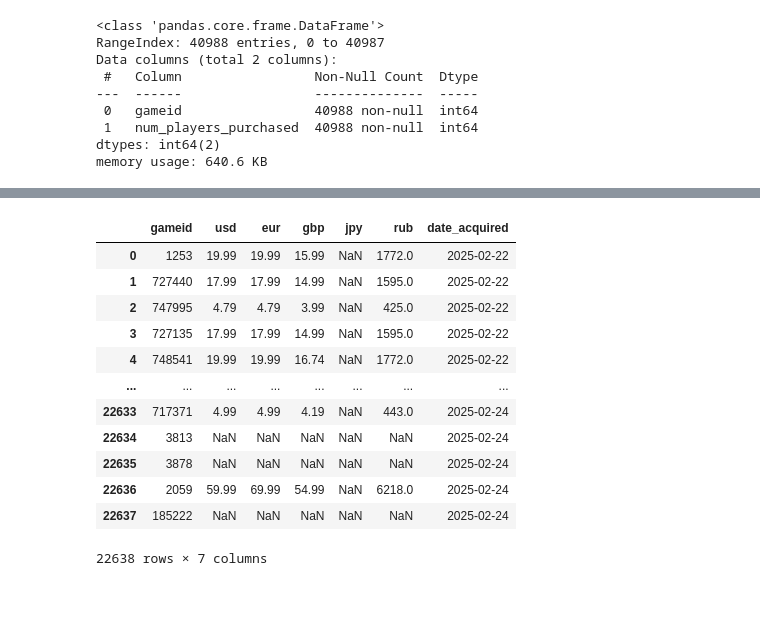
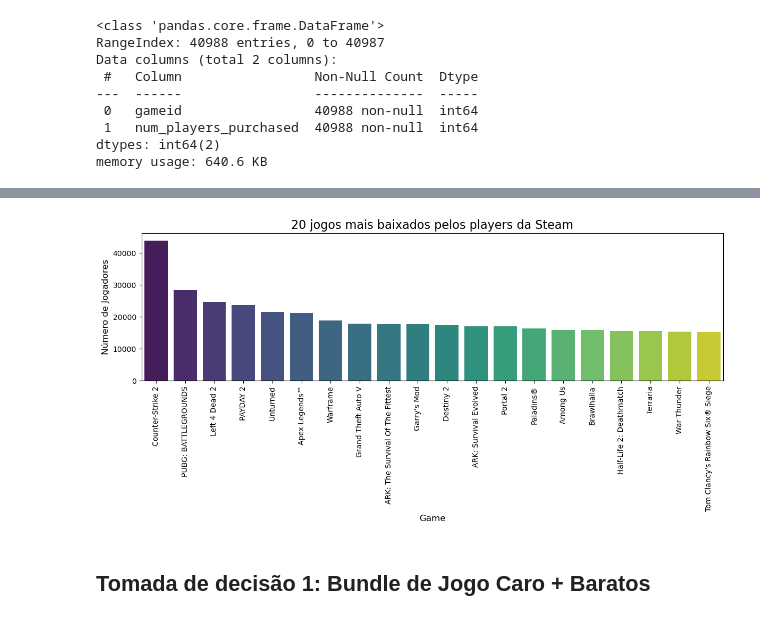
Before and after one commit to robertasaoriokada/trabalho-base-jogos, a Jupyter notebook: tratamento/app.ipynb, the cells around one changed output, grey strips where cells are left out. Saved outputs shown, nothing was run; the diff lists cells and outputs as text; code cells hidden in the pictures.

```diff
--- a/tratamento/app.ipynb
+++ b/tratamento/app.ipynb
@@ -728,16 +375,23 @@ playstation_prices
-# %%
-xbox_prices
-# %% [output]
-|  | gameid | usd | eur | gbp | jpy | rub | date_acquired |
-| 0 | 1253 | 19.99 | 19.99 | 15.99 | NaN | 1772.0 | 2025-02-22 |
-| 1 | 727440 | 17.99 | 17.99 | 14.99 | NaN | 1595.0 | 2025-02-22 |
-| 2 | 747995 | 4.79 | 4.79 | 3.99 | NaN | 425.0 | 2025-02-22 |
-| 3 | 727135 | 17.99 | 17.99 | 14.99 | NaN | 1595.0 | 2025-02-22 |
-| 4 | 748541 | 19.99 | 19.99 | 16.74 | NaN | 1772.0 | 2025-02-22 |
-| ... | ... | ... | ... | ... | ... | ... | ... |
-| 22633 | 717371 | 4.99 | 4.99 | 4.19 | NaN | 443.0 | 2025-02-24 |
-| 22634 | 3813 | NaN | NaN | NaN | NaN | NaN | 2025-02-24 |
-| 22635 | 3878 | NaN | NaN | NaN | NaN | NaN | 2025-02-24 |
-| 22636 | 2059 | 59.99 | 69.99 | 54.99 | NaN | 6218.0 | 2025-02-24 |
-| 22637 | 185222 | NaN | NaN | NaN | NaN | NaN | 2025-02-24 |
-22638 rows × 7 columns
+# %%
+plt.figure(figsize=(12, 6))
+sn.barplot(
+    x='title',
+    y='num_players_purchased',
+    hue='title',
+    data=top_steam_20_games,
+    palette='viridis',
+    legend=False
+)
+
+plt.title('20 jogos mais baixados pelos players da Steam', fontsize=16)
+plt.xlabel('Game', fontsize=12)
+plt.ylabel('Número de Jogadores', fontsize=12)
+
+plt.xticks(rotation=90)
+
+plt.tight_layout()
+plt.show()
+# %% [output]
+[figure, added]
+# %% [markdown]
+## Tomada de decisão 1: Bundle de Jogo Caro + Baratos
```
Also changed, not shown: parts of 102 cells of this notebook.
